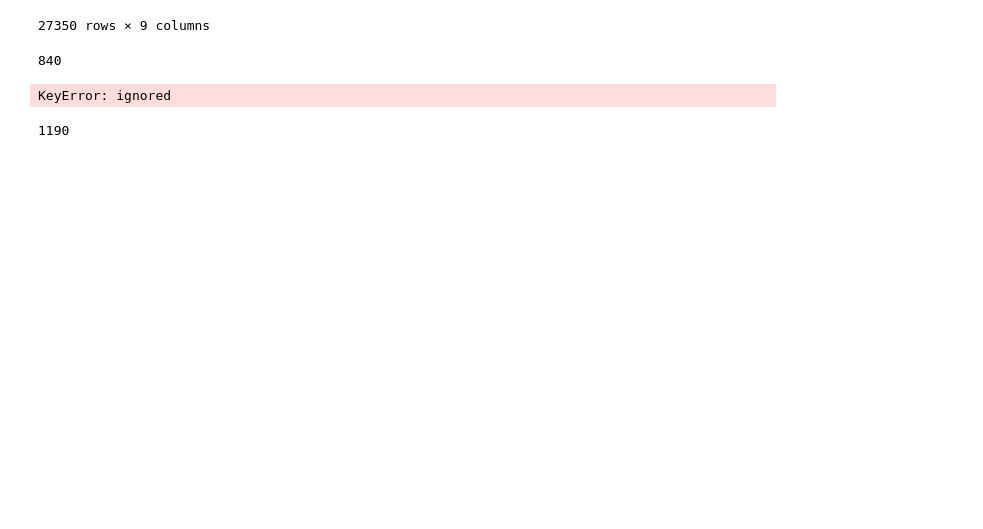
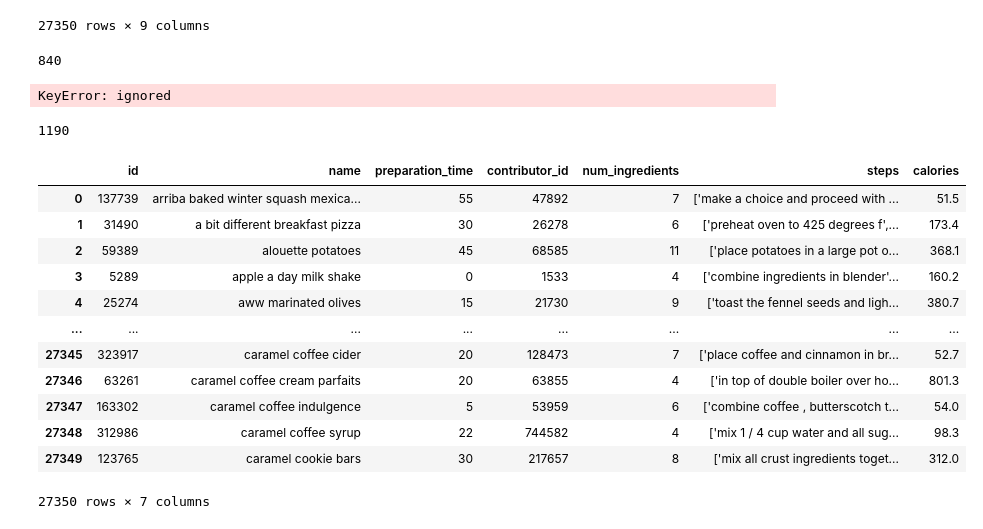
Before and after one commit to leonelc13/Final-Project-Gusteau, a Jupyter notebook: CIS4500_Data_Cleaning.ipynb, the cells around one changed output. Saved outputs shown, nothing was run; the diff lists cells and outputs as text; code cells hidden in the pictures; blank space fills up the shorter version.

```diff
--- a/CIS4500_Data_Cleaning.ipynb
+++ b/CIS4500_Data_Cleaning.ipynb
@@ -245,0 +252,16 @@ max(lengths)
+# %%
+cleaned_recipe_df
+# %% [output]
+|  | id | name | preparation_time | contributor_id | num_ingredients | steps | calories |
+| 0 | 137739 | arriba baked winter squash mexica... | 55 | 47892 | 7 | ['make a choice and proceed with ... | 51.5 |
+| 1 | 31490 | a bit different breakfast pizza | 30 | 26278 | 6 | ['preheat oven to 425 degrees f',... | 173.4 |
+| 2 | 59389 | alouette potatoes | 45 | 68585 | 11 | ['place potatoes in a large pot o... | 368.1 |
+| 3 | 5289 | apple a day milk shake | 0 | 1533 | 4 | ['combine ingredients in blender'... | 160.2 |
+| 4 | 25274 | aww marinated olives | 15 | 21730 | 9 | ['toast the fennel seeds and ligh... | 380.7 |
+| ... | ... | ... | ... | ... | ... | ... | ... |
+| 27345 | 323917 | caramel coffee cider | 20 | 128473 | 7 | ['place coffee and cinnamon in br... | 52.7 |
+| 27346 | 63261 | caramel coffee cream parfaits | 20 | 63855 | 4 | ['in top of double boiler over ho... | 801.3 |
+| 27347 | 163302 | caramel coffee indulgence | 5 | 53959 | 6 | ['combine coffee , butterscotch t... | 54.0 |
+| 27348 | 312986 | caramel coffee syrup | 22 | 744582 | 4 | ['mix 1 / 4 cup water and all sug... | 98.3 |
+| 27349 | 123765 | caramel cookie bars | 30 | 217657 | 8 | ['mix all crust ingredients toget... | 312.0 |
+27350 rows × 7 columns
```
Also changed, not shown: parts of 27 cells of this notebook, 25 other files.
